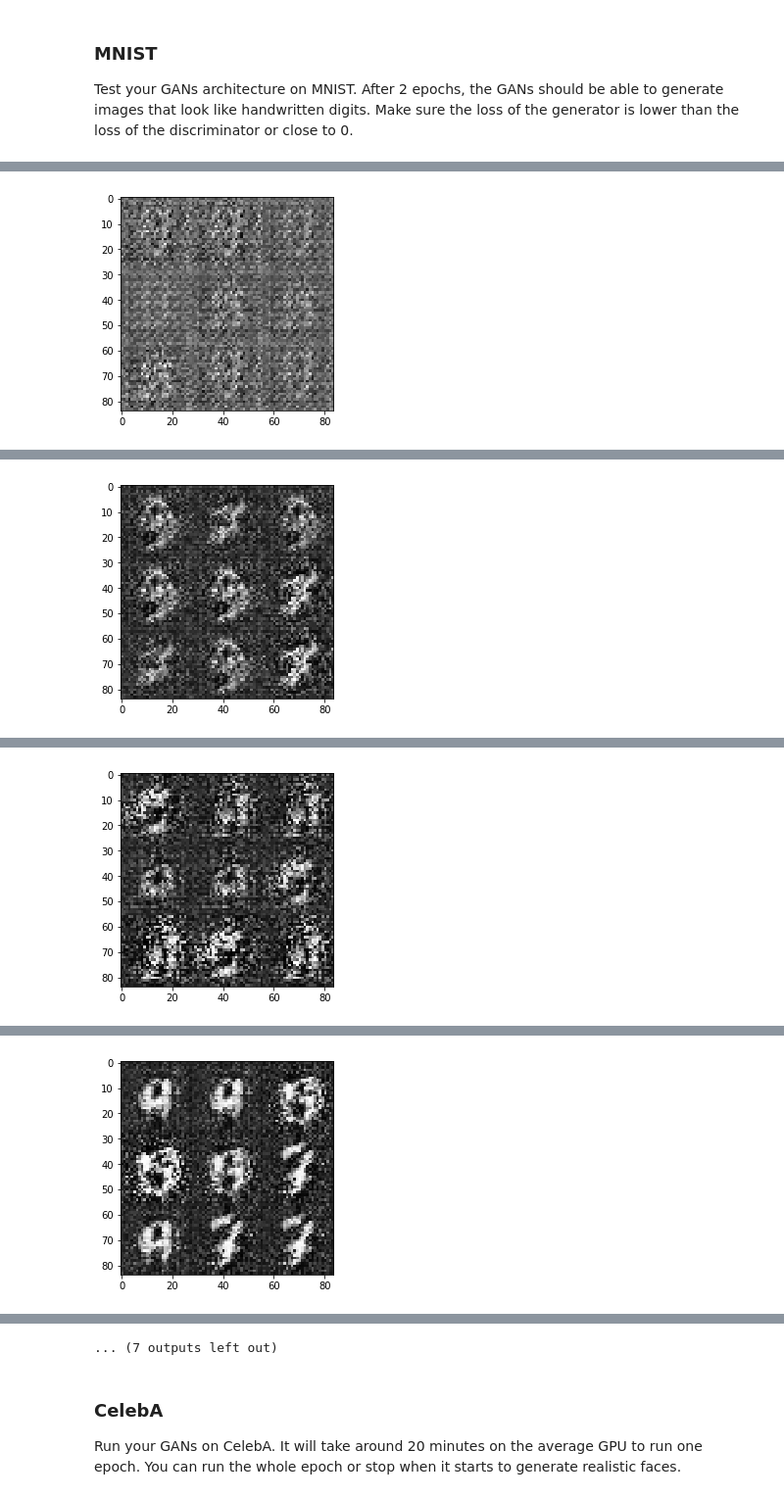
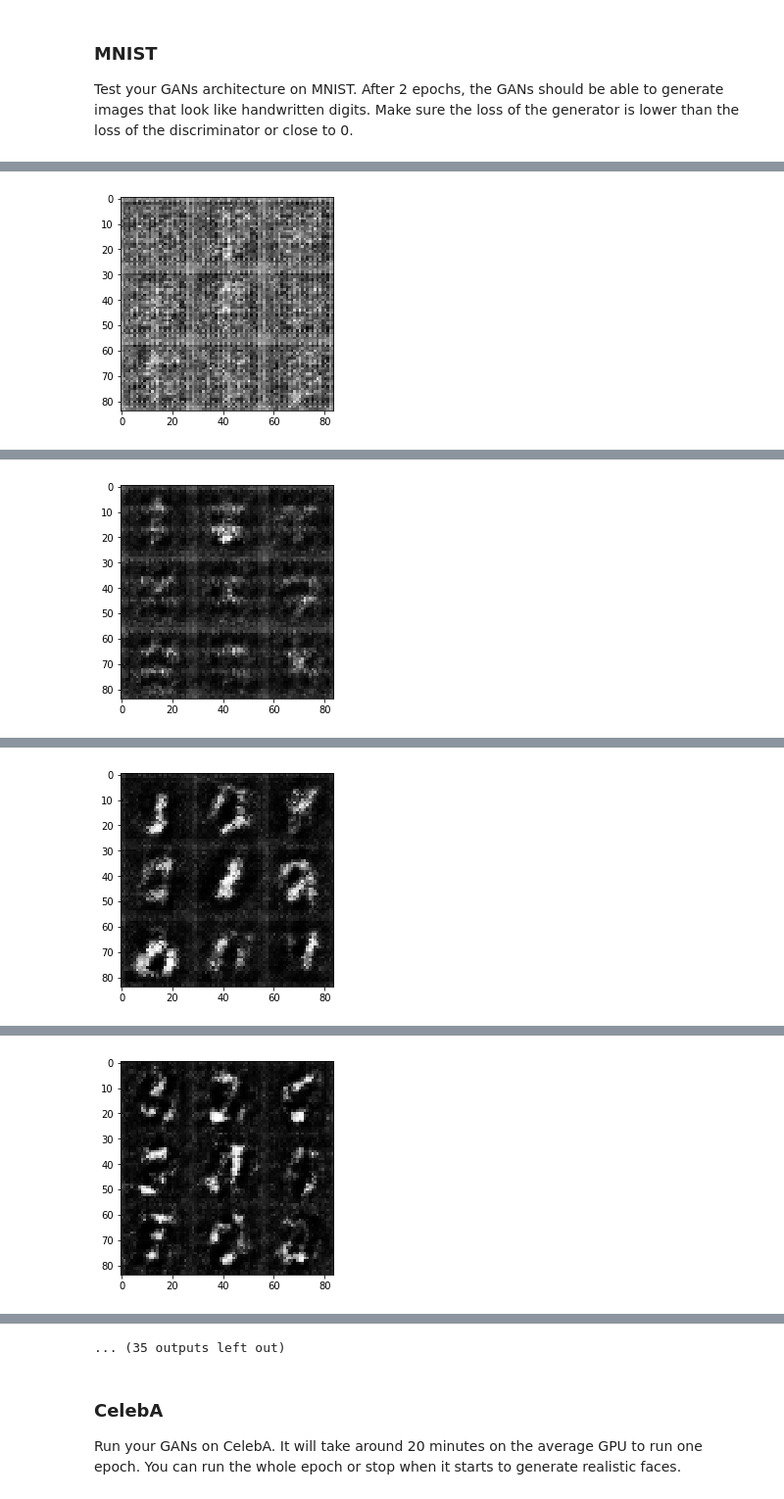
Before and after one commit to richard-alexander/face-generation, a Jupyter notebook: dlnd_face_generation.ipynb, the cells around one changed output, grey strips where cells are left out. Shown at 98% size. Drawn from its saved outputs; the diff is of its cells as text; code cells hidden in the pictures.

```diff
--- a/dlnd_face_generation.ipynb
+++ b/dlnd_face_generation.ipynb
@@ -345,9 +354,9 @@ def train(epoch_count, batch_size, z_dim, learning_rate, beta1, get_batches, dat
     # TODO: Build Model
     #tf.reset_default_graph()
     steps = 0
-    print_every = 10
-    show_every = 100
-    lr_alpha = 0.02 #leaky relu slope
+    print_every = 4
+    show_every = 40
+    lr_alpha = 0.2 #leaky relu slope
 
 
 #     img_channels = 0
@@ -402,8 +411,8 @@ def train(epoch_count, batch_size, z_dim, learning_rate, beta1, get_batches, dat
 Test your GANs architecture on MNIST.  After 2 epochs, the GANs should be able to generate images that look like handwritten digits.  Make sure the loss of the generator is lower than the loss of the discriminator or close to 0.
 # %%
 batch_size = 128
-z_dim = 1
-learning_rate = 0.0001
+z_dim = 200
+learning_rate = 0.0002
 beta1 = 0.5
 
 
@@ -442 +451 @@ Epoch 1/2... Discriminator Loss: 2.5663... Generator Loss: 0.3254
-[figure, old version]
+[figure, new version]
@@ -453 +462 @@ Epoch 1/2... Discriminator Loss: 2.0291... Generator Loss: 0.4933
-[figure, old version]
+[figure, new version]
@@ -464 +473 @@ Epoch 1/2... Discriminator Loss: 1.5146... Generator Loss: 0.6646
-[figure, old version]
+[figure, new version]
@@ -475 +484 @@ Epoch 2/2... Discriminator Loss: 1.7536... Generator Loss: 0.5823
-[figure, old version]
+[figure, new version]
@@ -487,4 +496,4 @@ Epoch 2/2... Discriminator Loss: 1.2897... Generator Loss: 0.8346
-... (7 outputs left out)
+... (35 outputs left out)
 # %% [markdown]
 ### CelebA
 Run your GANs on CelebA.  It will take around 20 minutes on the average GPU to run one epoch.  You can run the whole epoch or stop when it starts to generate realistic faces.
```
Also changed, not shown: parts of 4 cells of this notebook.
